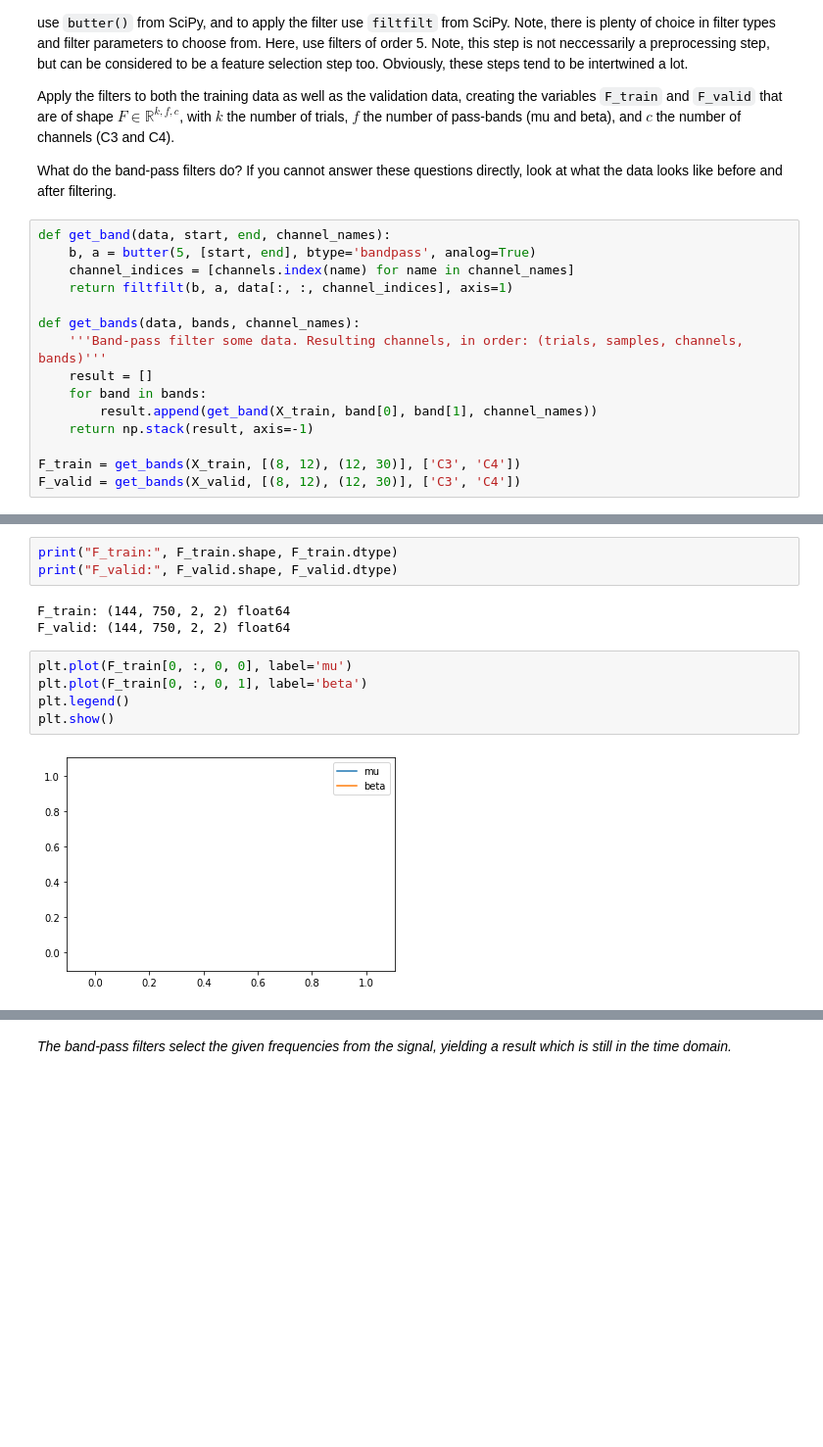
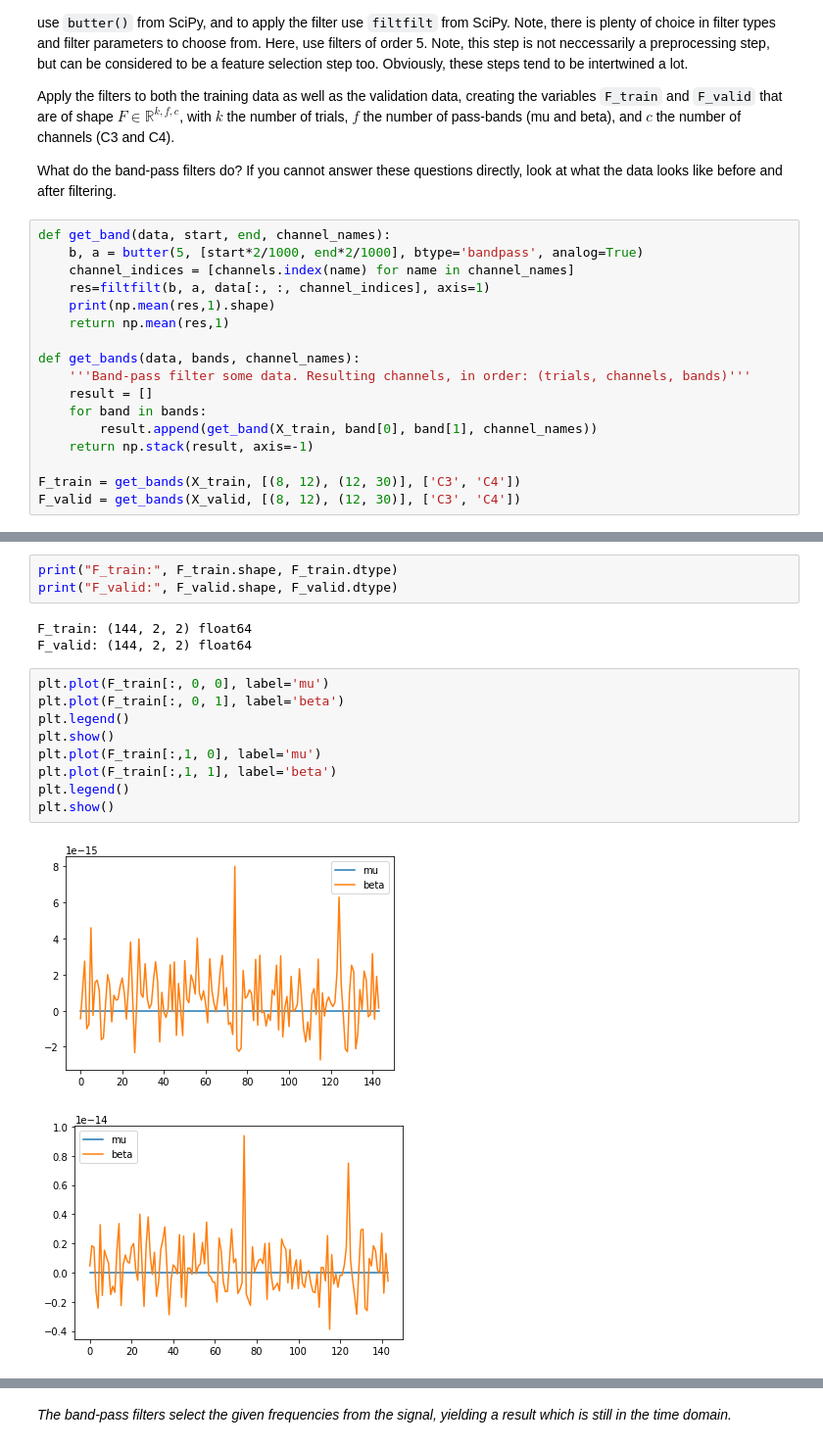
Before and after one commit to malyvsen/radboud-bci, a Jupyter notebook: assignment2.ipynb, the cells around one changed output, grey strips where cells are left out. Shown at 98% size. Saved outputs shown, nothing was run; the diff lists cells and outputs as text; blank space fills up the shorter version.

```diff
--- a/assignment2.ipynb
+++ b/assignment2.ipynb
@@ -273,12 +273,14 @@ Apply the filters to both the training data as well as the validation data, crea
 What do the band-pass filters do? If you cannot answer these questions directly, look at what the data looks like before and after filtering.
 # %%
 def get_band(data, start, end, channel_names):
-    b, a = butter(5, [start, end], btype='bandpass', analog=True)
+    b, a = butter(5, [start*2/1000, end*2/1000], btype='bandpass', analog=True)
     channel_indices = [channels.index(name) for name in channel_names]
-    return filtfilt(b, a, data[:, :, channel_indices], axis=1)
+    res=filtfilt(b, a, data[:, :, channel_indices], axis=1)
+    print(np.mean(res,1).shape)
+    return np.mean(res,1)
 
 def get_bands(data, bands, channel_names):
-    '''Band-pass filter some data. Resulting channels, in order: (trials, samples, channels, bands)'''
+    '''Band-pass filter some data. Resulting channels, in order: (trials, channels, bands)'''
     result = []
     for band in bands:
         result.append(get_band(X_train, band[0], band[1], channel_names))
@@ -290,12 +297,17 @@ F_valid = get_bands(X_valid, [(8, 12), (12, 30)], ['C3', 'C4'])
 print("F_train:", F_train.shape, F_train.dtype)
 print("F_valid:", F_valid.shape, F_valid.dtype)
 # %% [output]
-F_train: (144, 750, 2, 2) float64
-F_valid: (144, 750, 2, 2) float64
+F_train: (144, 2, 2) float64
+F_valid: (144, 2, 2) float64
 # %%
-plt.plot(F_train[0, :, 0, 0], label='mu')
-plt.plot(F_train[0, :, 0, 1], label='beta')
+plt.plot(F_train[:, 0, 0], label='mu')
+plt.plot(F_train[:, 0, 1], label='beta')
 plt.legend()
 plt.show()
+plt.plot(F_train[:,1, 0], label='mu')
+plt.plot(F_train[:,1, 1], label='beta')
+plt.legend()
+plt.show()
 # %% [output]
-[figure, old version]
+[figure, new version]
+[figure, added]
```
Also changed, not shown: parts of 5 cells of this notebook.
